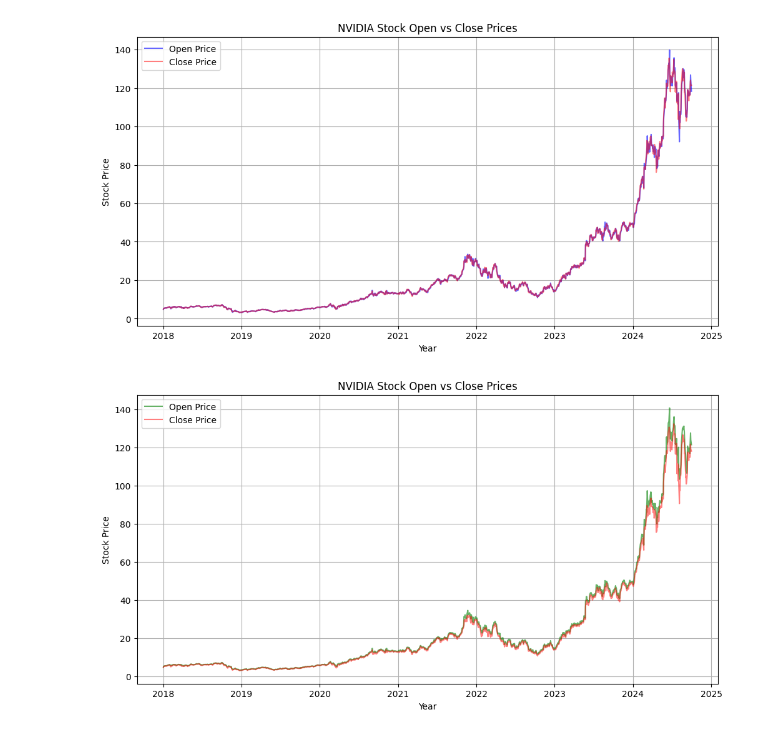
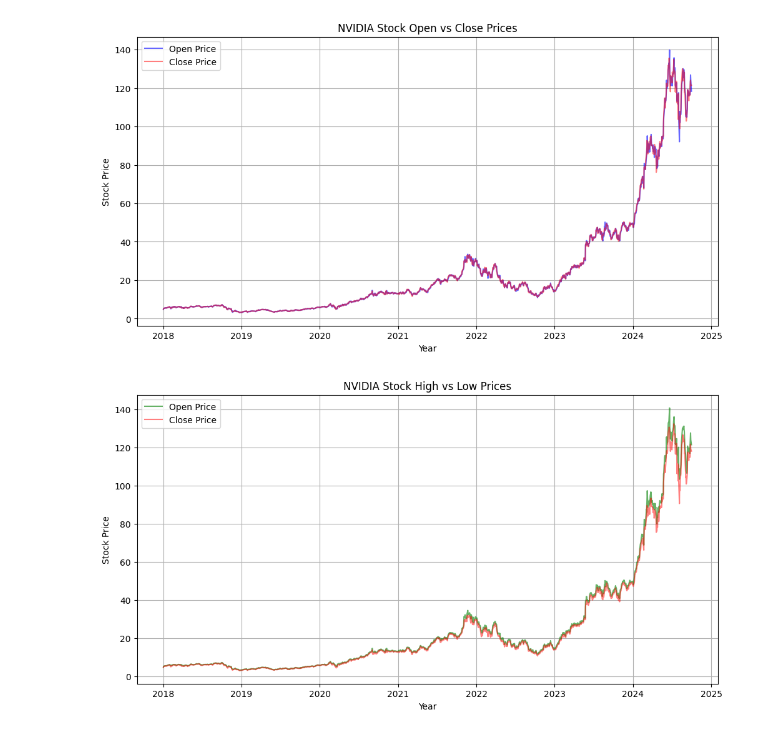
Before and after one commit to smkhowaja08/data-science-project, a Jupyter notebook: predicting_nvidia_stock_prices_using_machine_learning_models.ipynb, the cells around one changed output. Saved outputs shown, nothing was run; the diff lists cells and outputs as text; code cells hidden in the pictures.

```diff
--- a/predicting_nvidia_stock_prices_using_machine_learning_models.ipynb
+++ b/predicting_nvidia_stock_prices_using_machine_learning_models.ipynb
@@ -55,7 +61,7 @@ df_nvidia = df_nvidia.iloc[2:]
 df_nvidia = df_nvidia.dropna()
 # %%
 # Convert object into float
-df_nvidia[['Adj Close', 'Close', 'High', 'Low', 'Open', 'Volume']] = df_nvidia[['Adj Close', 'Close', 'High', 'Low', 'Open', 'Volume']].apply(pd.to_numeric, errors='coerce')
+df_nvidia[['Adj Close', 'Close', 'High', 'Low', 'Open', 'Volume']] = df_nvidia[['Adj Close', 'Close', 'High', 'Low', 'Open', 'Volume']].astype(float) #.apply(pd.to_numeric, errors='coerce')
 # %%
 # Handle missing values
 df_nvidia.ffill(inplace=True)
@@ -159,12 +165,12 @@ plt.show()
 # %%
 plt.figure(figsize=(12, 6))
 plt.plot(df_nvidia['Date'], df_nvidia['High'], label="Open Price", color='green', alpha=0.6)
 plt.plot(df_nvidia['Date'], df_nvidia['Low'], label="Close Price", color='red', alpha=0.5)
 plt.xlabel("Year")
 plt.ylabel("Stock Price")
-plt.title("NVIDIA Stock Open vs Close Prices")
+plt.title("NVIDIA Stock High vs Low Prices")
 plt.legend()
 plt.grid(True)
 plt.show()
 # %% [output]
-[figure, old version]
+[figure, new version]
```
Also changed, not shown: parts of 30 cells of this notebook.
